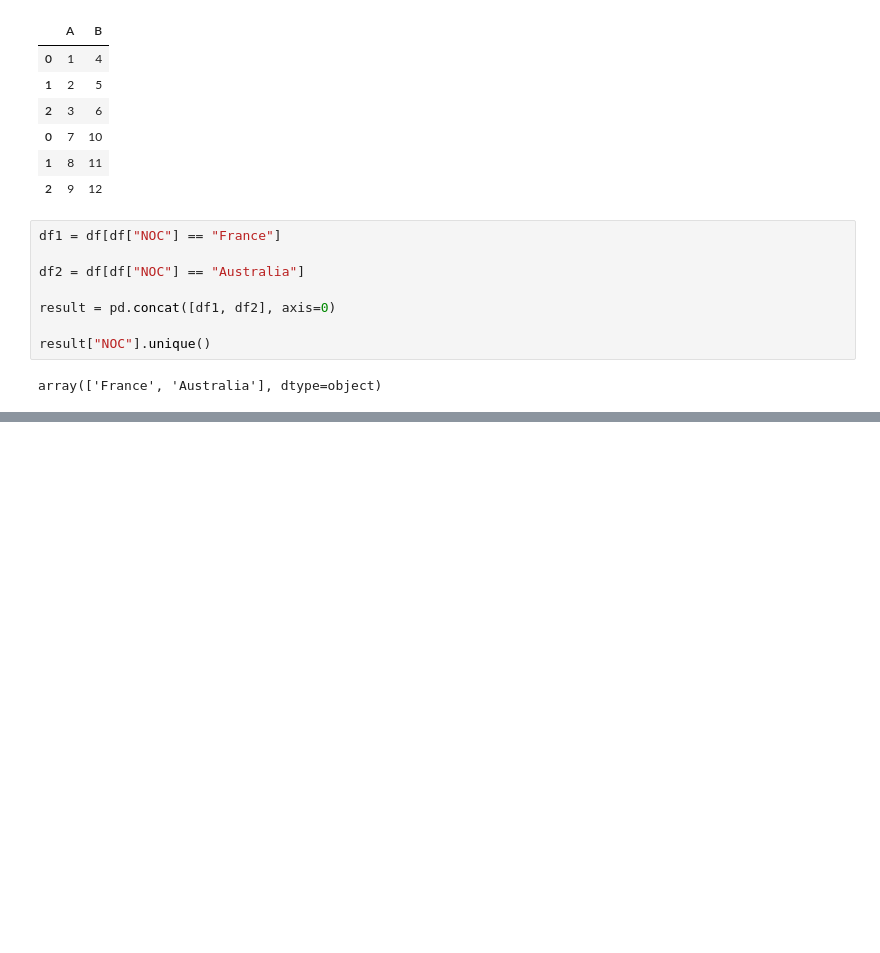
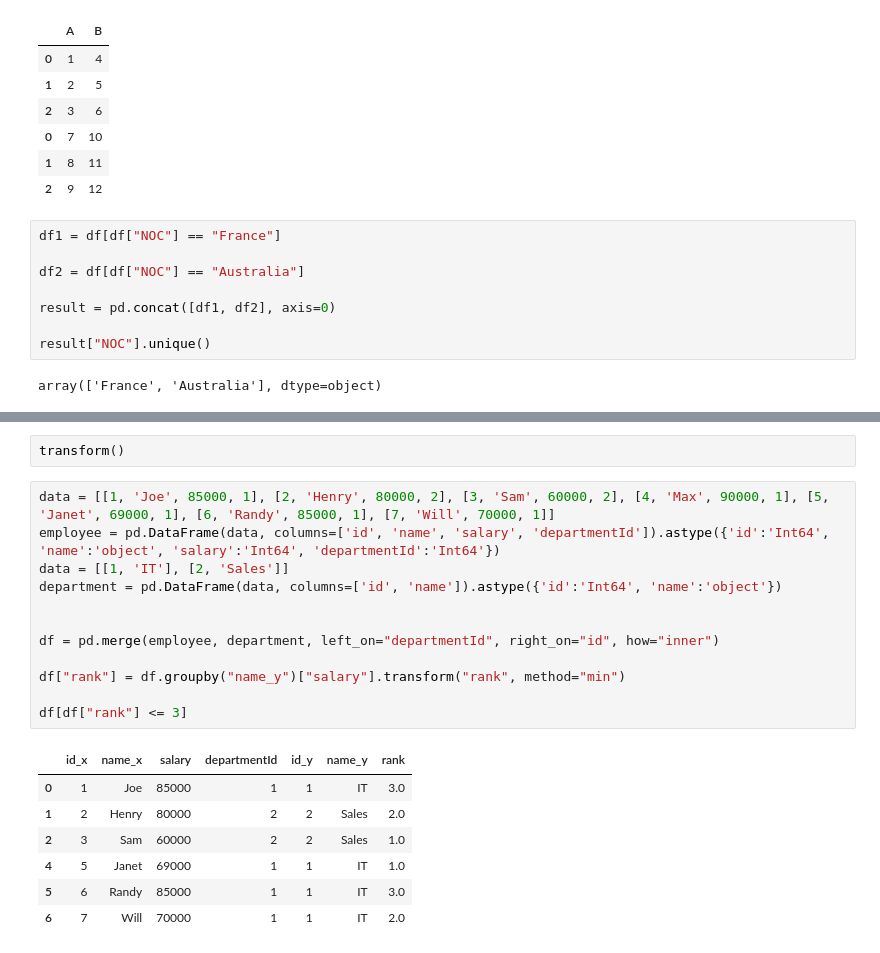
Before and after one commit to baxt1or/Pandas_Tutorial, a Jupyter notebook: pandas_tutorial.ipynb, the cells around one changed output, grey strips where cells are left out. Saved outputs shown, nothing was run; the diff lists cells and outputs as text; blank space fills up the shorter version.

```diff
--- a/pandas_tutorial.ipynb
+++ b/pandas_tutorial.ipynb
@@ -379,0 +553,22 @@ array(['France', 'Australia'], dtype=object)
+# %%
+transform()
+# %%
+data = [[1, 'Joe', 85000, 1], [2, 'Henry', 80000, 2], [3, 'Sam', 60000, 2], [4, 'Max', 90000, 1], [5, 'Janet', 69000, 1], [6, 'Randy', 85000, 1], [7, 'Will', 70000, 1]]
+employee = pd.DataFrame(data, columns=['id', 'name', 'salary', 'departmentId']).astype({'id':'Int64', 'name':'object', 'salary':'Int64', 'departmentId':'Int64'})
+data = [[1, 'IT'], [2, 'Sales']]
+department = pd.DataFrame(data, columns=['id', 'name']).astype({'id':'Int64', 'name':'object'})
+
+
+df = pd.merge(employee, department, left_on="departmentId", right_on="id", how="inner")
+
+df["rank"] = df.groupby("name_y")["salary"].transform("rank", method="min")
+
+df[df["rank"] <= 3]
+# %% [output]
+|  | id_x | name_x | salary | departmentId | id_y | name_y | rank |
+| 0 | 1 | Joe | 85000 | 1 | 1 | IT | 3.0 |
+| 1 | 2 | Henry | 80000 | 2 | 2 | Sales | 2.0 |
+| 2 | 3 | Sam | 60000 | 2 | 2 | Sales | 1.0 |
+| 4 | 5 | Janet | 69000 | 1 | 1 | IT | 1.0 |
+| 5 | 6 | Randy | 85000 | 1 | 1 | IT | 3.0 |
+| 6 | 7 | Will | 70000 | 1 | 1 | IT | 2.0 |
```
Also changed, not shown: parts of 15 cells of this notebook.
